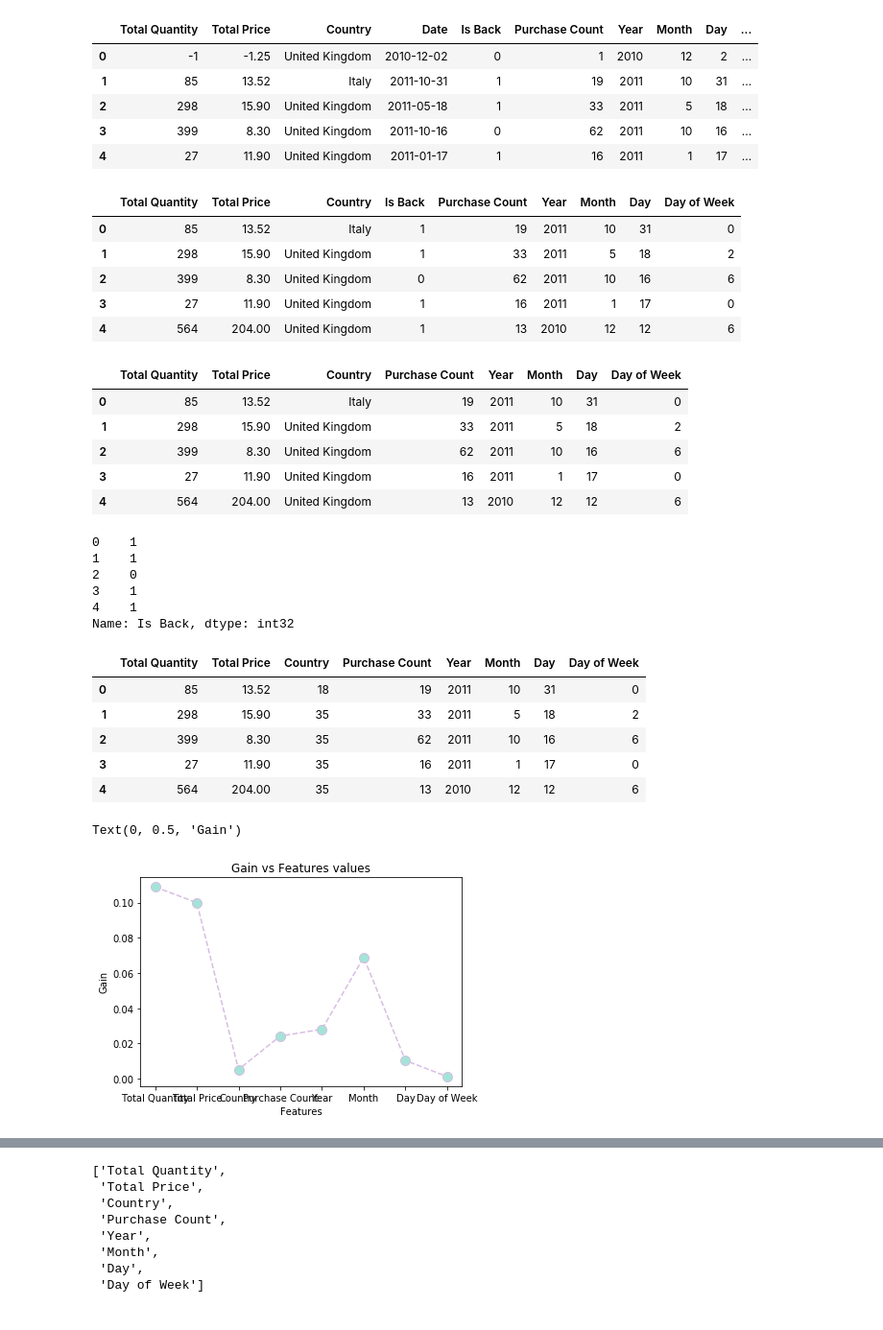
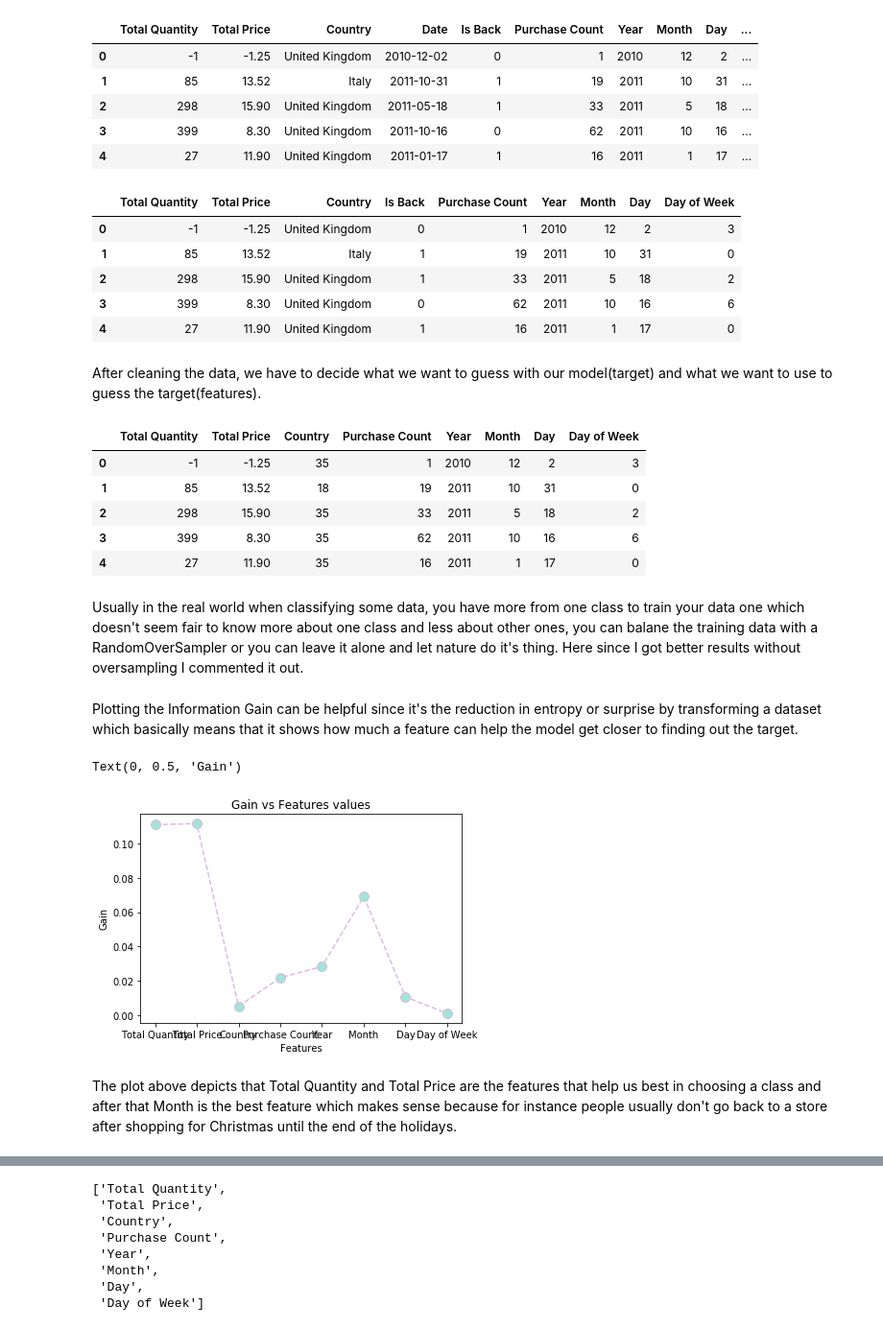
Before and after one commit to francho3/AI-Sklearn, a Jupyter notebook: AI-CA4.ipynb, the cells around one changed output, grey strips where cells are left out. Shown at 96% size. Drawn from its saved outputs; the diff is of its cells as text; code cells hidden in the pictures.

```diff
--- a/AI-CA4.ipynb
+++ b/AI-CA4.ipynb
@@ -69,49 +91,32 @@ data.head()
 | 4 | 27 | 11.90 | United Kingdom | 2011-01-17 | 1 | 16 | 2011 | 1 | 17 | ... |
 # %%
 clean_data = data.drop(columns=['Date'])
-clean_data = clean_data[(clean_data['Total Price'] >= 0)]
-clean_data = clean_data[(clean_data['Total Quantity'] >= 0)]
-clean_data = clean_data.reset_index(drop=True)
 clean_data.head()
 # %% [output]
 |  | Total Quantity | Total Price | Country | Is Back | Purchase Count | Year | Month | Day | Day of Week |
-| 0 | 85 | 13.52 | Italy | 1 | 19 | 2011 | 10 | 31 | 0 |
-| 1 | 298 | 15.90 | United Kingdom | 1 | 33 | 2011 | 5 | 18 | 2 |
-| 2 | 399 | 8.30 | United Kingdom | 0 | 62 | 2011 | 10 | 16 | 6 |
-| 3 | 27 | 11.90 | United Kingdom | 1 | 16 | 2011 | 1 | 17 | 0 |
-| 4 | 564 | 204.00 | United Kingdom | 1 | 13 | 2010 | 12 | 12 | 6 |
+| 0 | -1 | -1.25 | United Kingdom | 0 | 1 | 2010 | 12 | 2 | 3 |
+| 1 | 85 | 13.52 | Italy | 1 | 19 | 2011 | 10 | 31 | 0 |
+| 2 | 298 | 15.90 | United Kingdom | 1 | 33 | 2011 | 5 | 18 | 2 |
+| 3 | 399 | 8.30 | United Kingdom | 0 | 62 | 2011 | 10 | 16 | 6 |
+| 4 | 27 | 11.90 | United Kingdom | 1 | 16 | 2011 | 1 | 17 | 0 |
+# %% [markdown]
+After cleaning the data, we have to decide what we want to guess with our model(target) and what we want to use to guess the target(features).
 # %%
 # split dataset in features and target variable
 X = clean_data.drop(columns=['Is Back'])  # Features
 y = clean_data['Is Back']  # Target variable
-# %%
-X.head()
-# %% [output]
-|  | Total Quantity | Total Price | Country | Purchase Count | Year | Month | Day | Day of Week |
-| 0 | 85 | 13.52 | Italy | 19 | 2011 | 10 | 31 | 0 |
-| 1 | 298 | 15.90 | United Kingdom | 33 | 2011 | 5 | 18 | 2 |
-| 2 | 399 | 8.30 | United Kingdom | 62 | 2011 | 10 | 16 | 6 |
-| 3 | 27 | 11.90 | United Kingdom | 16 | 2011 | 1 | 17 | 0 |
-| 4 | 564 | 204.00 | United Kingdom | 13 | 2010 | 12 | 12 | 6 |
-# %%
-y.head()
-# %% [output]
-0    1
-1    1
-2    0
-3    1
-4    1
-Name: Is Back, dtype: int32
 # %%
 X['Country'] = le.fit_transform(X['Country'])
 X.head()
 # %% [output]
 |  | Total Quantity | Total Price | Country | Purchase Count | Year | Month | Day | Day of Week |
-| 0 | 85 | 13.52 | 18 | 19 | 2011 | 10 | 31 | 0 |
-| 1 | 298 | 15.90 | 35 | 33 | 2011 | 5 | 18 | 2 |
-| 2 | 399 | 8.30 | 35 | 62 | 2011 | 10 | 16 | 6 |
-| 3 | 27 | 11.90 | 35 | 16 | 2011 | 1 | 17 | 0 |
-| 4 | 564 | 204.00 | 35 | 13 | 2010 | 12 | 12 | 6 |
+| 0 | -1 | -1.25 | 35 | 1 | 2010 | 12 | 2 | 3 |
+| 1 | 85 | 13.52 | 18 | 19 | 2011 | 10 | 31 | 0 |
+| 2 | 298 | 15.90 | 35 | 33 | 2011 | 5 | 18 | 2 |
+| 3 | 399 | 8.30 | 35 | 62 | 2011 | 10 | 16 | 6 |
+| 4 | 27 | 11.90 | 35 | 16 | 2011 | 1 | 17 | 0 |
+# %% [markdown]
+Usually in the real world when classifying some data, you have more from one class to train your data one which doesn't seem fair to know more about one class and less about other ones, you can balane the training data with a RandomOverSampler or you can leave it alone and let nature do it's thing. Here since I got better results without oversampling I commented it out.
 # %%
 # from imblearn.over_sampling import RandomOverSampler
 # ros = RandomOverSampler(random_state=101)
@@ -126,6 +131,8 @@ X.head()
 # # print(sorted(Counter(y_resampled).items()))
 # # print()
 # # print(X_resampled.tail())
+# %% [markdown]
+Plotting the Information Gain can be helpful since it's the reduction in entropy or surprise by transforming a dataset which basically means that it shows how much a feature can help the model get closer to finding out the target.
 # %%
 from sklearn.feature_selection import mutual_info_classif
 # %%
@@ -136,4 +143,6 @@ plt.xlabel('Features')
 plt.ylabel('Gain')
 # %% [output]
 Text(0, 0.5, 'Gain')
-[figure, old version]
+[figure, new version]
+# %% [markdown]
+The plot above depicts that Total Quantity and Total Price are the features that help us best in choosing a class and after that Month is the best feature which makes sense because for instance people usually don't go back to a store after shopping for Christmas until the end of the holidays.
```
Also changed, not shown: parts of 41 cells of this notebook.
